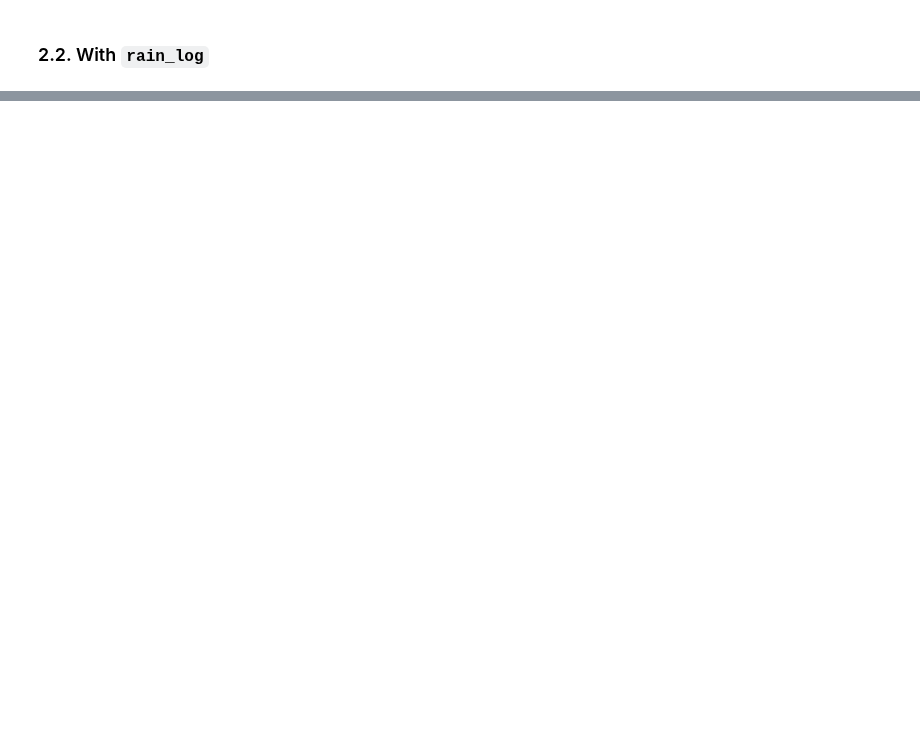
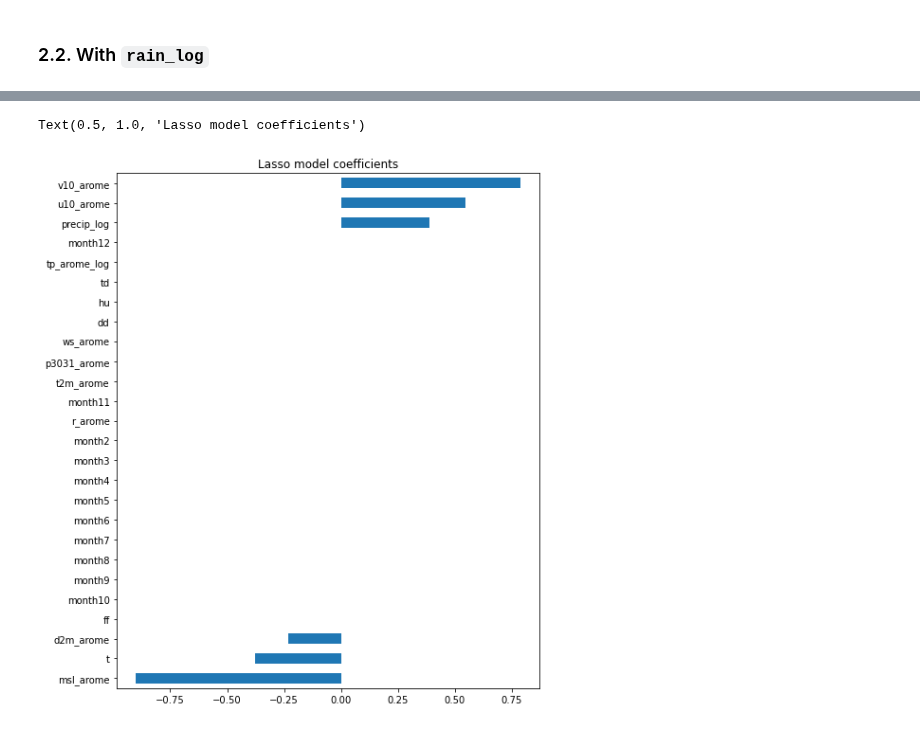
Before and after one commit to NguyenHai7120/4A-MachineLearning-Project, a Jupyter notebook: Regression_python.ipynb, the cells around one changed output, grey strips where cells are left out. Drawn from its saved outputs; the diff is of its cells as text; code cells hidden in the pictures; blank space fills up the shorter version.

```diff
--- a/Regression_python.ipynb
+++ b/Regression_python.ipynb
@@ -84,0 +175,8 @@ MAPE= inf
+# %%
+imp_coef = coef.sort_values()
+plt.rcParams['figure.figsize'] = (8.0, 10.0)
+imp_coef.plot(kind = "barh")
+plt.title(u"Lasso model coefficients")
+# %% [output]
+Text(0.5, 1.0, 'Lasso model coefficients')
+[figure, added]
```
Also changed, not shown: parts of 59 cells of this notebook, 1 other file.
